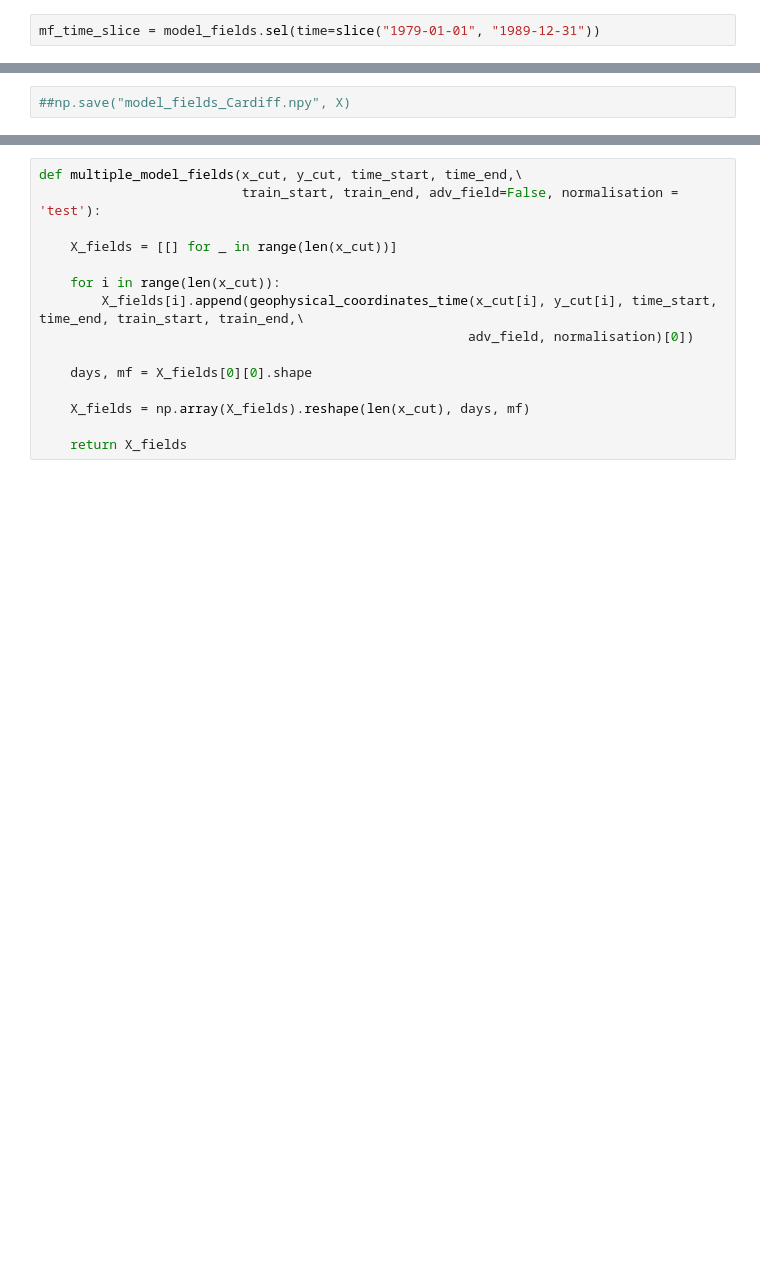
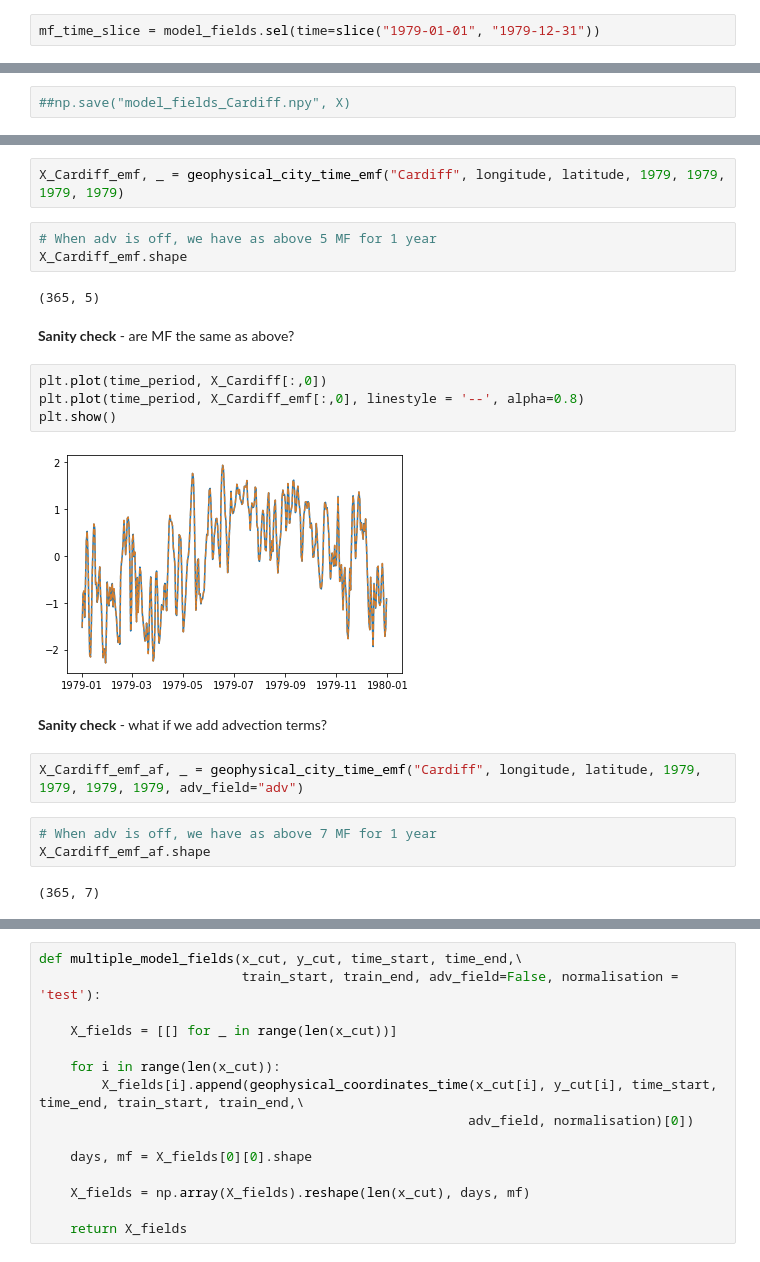
Before and after one commit to MariosNT/ML_Extreme_Climate_Events, a Jupyter notebook: Data/Data/rainfall_data_check.ipynb, the cells around one changed output, grey strips where cells are left out. Cells and saved outputs as stored; diff of their text form; blank space fills up the shorter version.

Commit message:
Updated data extraction code
- Added selection for modified advection fields

```diff
--- a/Data/Data/rainfall_data_check.ipynb
+++ b/Data/Data/rainfall_data_check.ipynb
@@ -732,7 +728,7 @@ As a next step, we want values of the fields/day, so we want to take the mean va
 # %% [markdown]
 Let's first keep only data for $1979$ as an example:
 # %%
-mf_time_slice = model_fields.sel(time=slice("1979-01-01", "1989-12-31"))
+mf_time_slice = model_fields.sel(time=slice("1979-01-01", "1979-12-31"))
 # %%
 mf_time_slice["time"]
 # %% [output]
@@ -860,0 +1152,24 @@ Saving the data:
+# %%
+X_Cardiff_emf, _ = geophysical_city_time_emf("Cardiff", longitude, latitude, 1979, 1979, 1979, 1979)
+# %%
+# When adv is off, we have as above 5 MF for 1 year
+X_Cardiff_emf.shape
+# %% [output]
+(365, 5)
+# %% [markdown]
+__Sanity check__ - are MF the same as above?
+# %%
+plt.plot(time_period, X_Cardiff[:,0])
+plt.plot(time_period, X_Cardiff_emf[:,0], linestyle = '--', alpha=0.8)
+plt.show()
+# %% [output]
+[figure, added]
+# %% [markdown]
+__Sanity check__ - what if we add advection terms?
+# %%
+X_Cardiff_emf_af, _ = geophysical_city_time_emf("Cardiff", longitude, latitude, 1979, 1979, 1979, 1979, adv_field="adv")
+# %%
+# When adv is off, we have as above 7 MF for 1 year
+X_Cardiff_emf_af.shape
+# %% [output]
+(365, 7)
```
Also changed, not shown: parts of 11 cells of this notebook.
